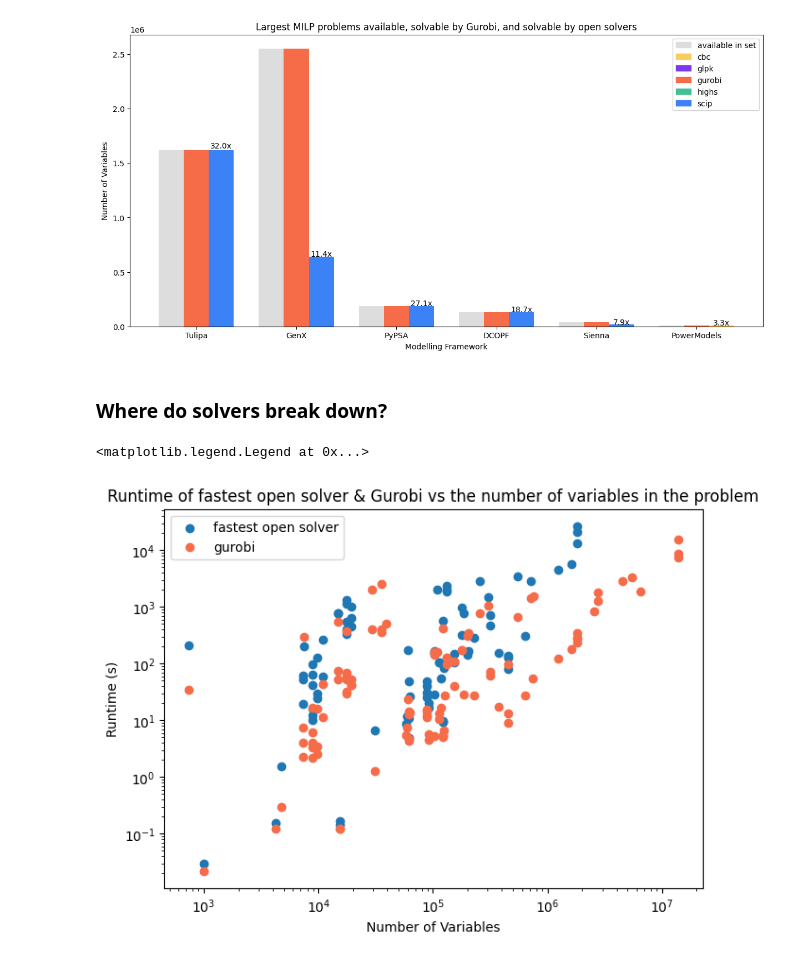
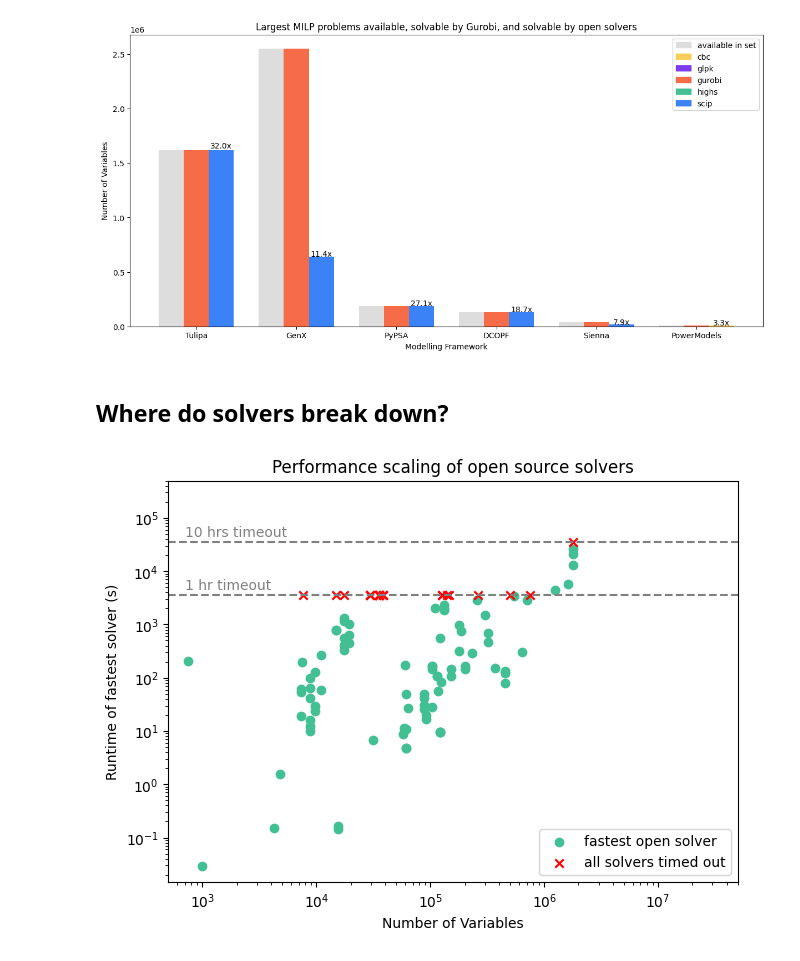
Before and after one commit to open-energy-transition/solver-benchmark, a Jupyter notebook: pocs/key-insights.ipynb, the cells around one changed output. Cells and saved outputs as stored; diff of their text form; code cells hidden in the pictures.

```diff
--- a/pocs/key-insights.ipynb
+++ b/pocs/key-insights.ipynb
@@ -500,27 +500,54 @@ plot_largest_probs(largest_milp_per_model, "MILP")
 # %% [output]
 [figure]
 # %% [markdown]
-### Where do solvers break down?
+## Where do solvers break down?
-# %%
-# Runtime vs number of variables for OS solvers and Gurobi
-fig, ax = plt.subplots(layout="constrained")
-ax.scatter(
-    os_feasible_results["Num. Variables"],
-    os_feasible_results["Runtime (s)"],
-    label="fastest open solver",
-)
-ax.scatter(
-    gurobi_results["Num. Variables"],
-    gurobi_results["Runtime (s)"],
-    c=color_map["gurobi"],
-    label="gurobi",
-)
-ax.set_yscale("log")
-ax.set_xscale("log")
-ax.set_xlabel("Number of Variables")
-ax.set_ylabel("Runtime (s)")
-ax.set_title("Runtime of fastest open solver & Gurobi in terms of the problem scale")
-ax.legend()
-# %% [output]
-<matplotlib.legend.Legend at 0x...>
-[figure, removed]
+# %%
+# Runtime vs number of variables for OS solvers and Gurobi
+def plot_runtime_vs_num_vars(results, TO_results, title, color, label):
+    fig, ax = plt.subplots(layout="constrained")
+    # Add a dotted line at timeouts
+    ax.axhline(60 * 60, color="grey", linestyle="--")
+    ax.text(7e2, 60 * 60 + 1000, "1 hr timeout", color="grey")
+    ax.axhline(10 * 60 * 60, color="grey", linestyle="--")
+    ax.text(7e2, 10 * 60 * 60 + 10000, "10 hrs timeout", color="grey")
+    ax.scatter(
+        results["Num. Variables"],
+        results["Runtime (s)"],
+        c=color,
+        label=label,
+    )
+    ax.scatter(
+        TO_results["Num. Variables"],
+        TO_results["Timeout"],
+        c="red",
+        marker="x",
+        label="all solvers timed out",
+    )
+    ax.set_yscale("log")
+    ax.set_ylim(None, 5e5)
+    ax.set_xscale("log")
+    ax.set_xlim(None, 5e7)
+    ax.set_xlabel("Number of Variables")
+    ax.set_ylabel("Runtime of fastest solver (s)")
+    ax.set_title(title)
+    ax.legend(loc="lower right")
+
+
+os_statuses = (
+    results_n_meta.query("Solver != 'gurobi'").groupby("bench-size")["Status"].unique()
+)
+os_TO_results = (
+    results_n_meta.set_index("bench-size")
+    .loc[os_statuses.astype(str) == "['TO']"]
+    .reset_index()
+    .drop_duplicates(["bench-size"])
+)
+plot_runtime_vs_num_vars(
+    os_feasible_results,
+    os_TO_results,
+    "Performance scaling of open source solvers",
+    color_map["highs"],
+    "fastest open solver",
+)
+# %% [output]
+[figure, added]
```
Also changed, not shown: parts of 9 cells of this notebook.
